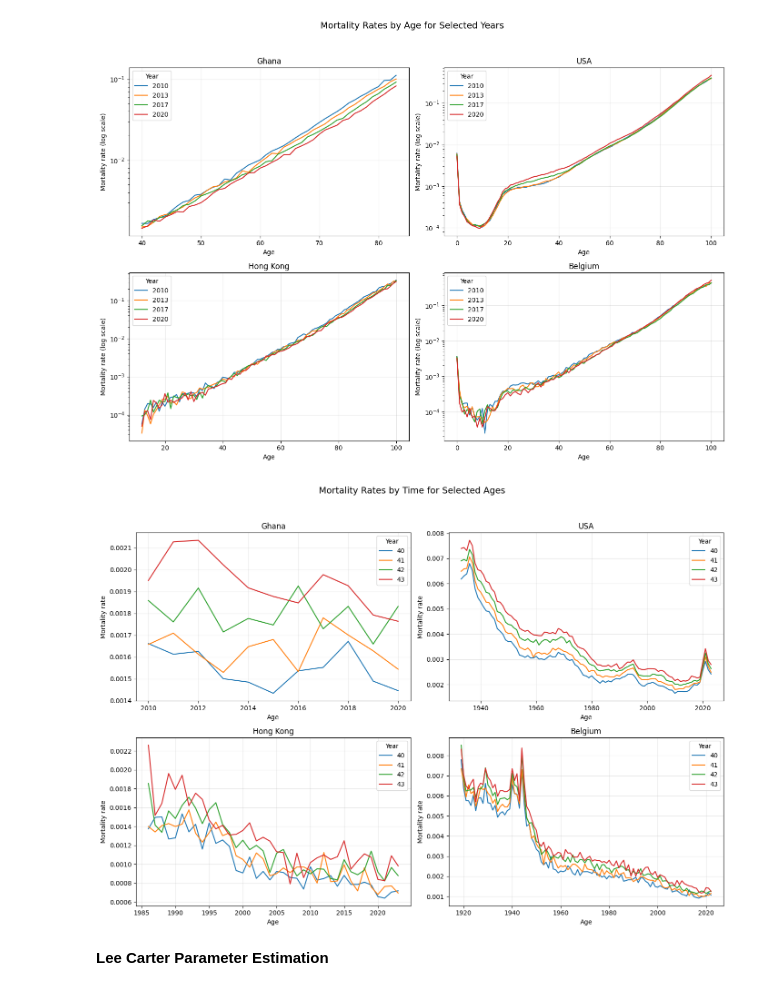
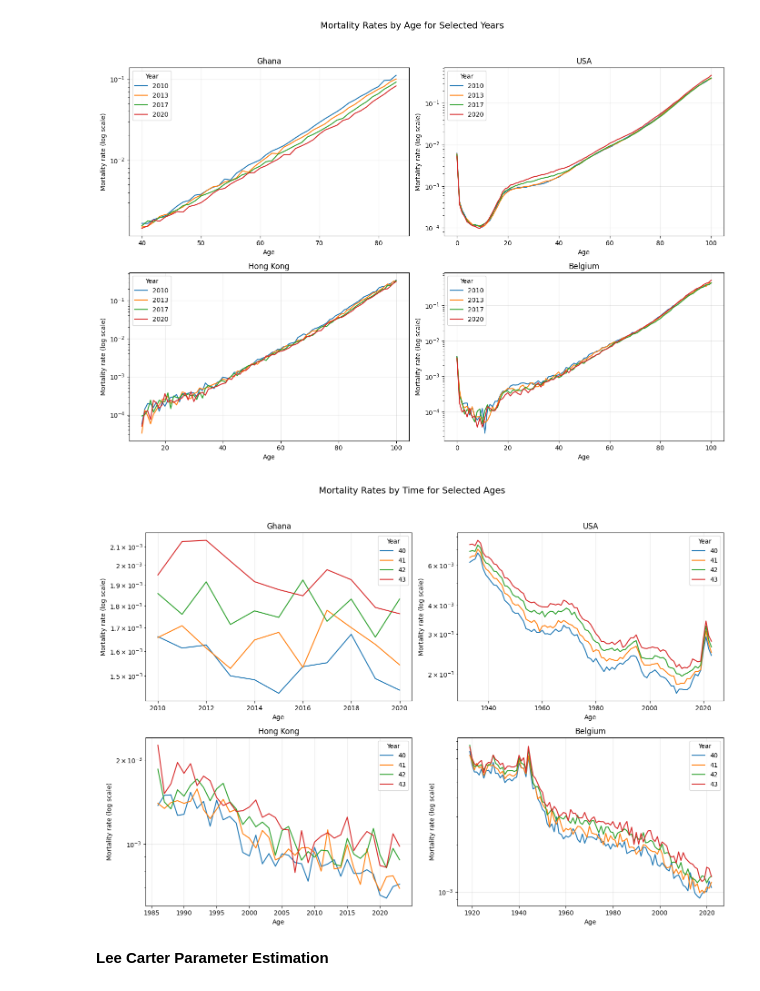
Before and after one commit to WellsAr/Mortality-Modelling---Randomised-CUSUM-Lee-Carter-Model, a Jupyter notebook: Rand_CUSUM_LC.ipynb, the cells around one changed output. Drawn from its saved outputs; the diff is of its cells as text; code cells hidden in the pictures.

```diff
--- a/Rand_CUSUM_LC.ipynb
+++ b/Rand_CUSUM_LC.ipynb
@@ -645,29 +645,31 @@ plt.show()
 # %%
 years = [40, 41, 42, 43]
 fig, axes = plt.subplots(2, 2, figsize=(14, 10))
 axes = axes.flatten()
 
 for ax, (country, mort_df) in zip(axes, mortality_dict.items()):
     mort_df.T[years].plot(ax=ax)
 
+    ax.set_yscale('log')
+
     ax.set_title(country)
     ax.set_xlabel("Age")
-    ax.set_ylabel("Mortality rate")
+    ax.set_ylabel("Mortality rate (log scale)")
     ax.legend(title="Year")
     ax.grid(True, alpha=0.3)
 
 plt.suptitle("Mortality Rates by Time for Selected Ages", fontsize=14)
 plt.tight_layout(rect=[0, 0, 1, 0.95])
 
 # Save the plot as a PNG image
 plt.savefig('mortality_trend_by_time.png')
 
 plt.show()
 
 # Now download the plot
 #files.download('mortality_trend_by_time.png')
 # %% [output]
-[figure, old version]
+[figure, new version]
 # %% [markdown]
 **Lee Carter Parameter Estimation**
 # %%
```
